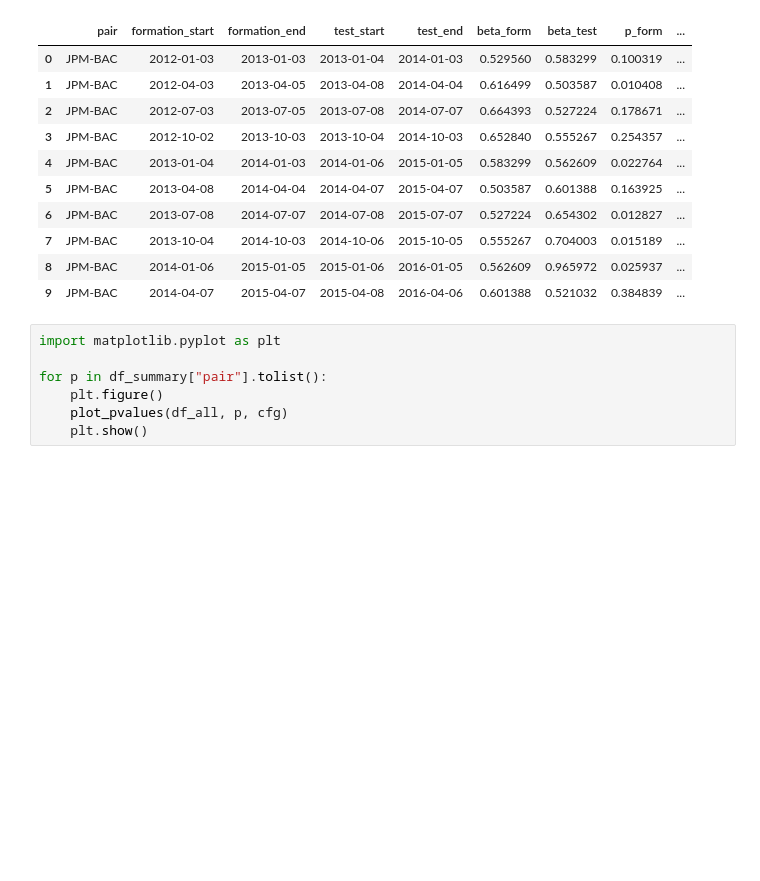
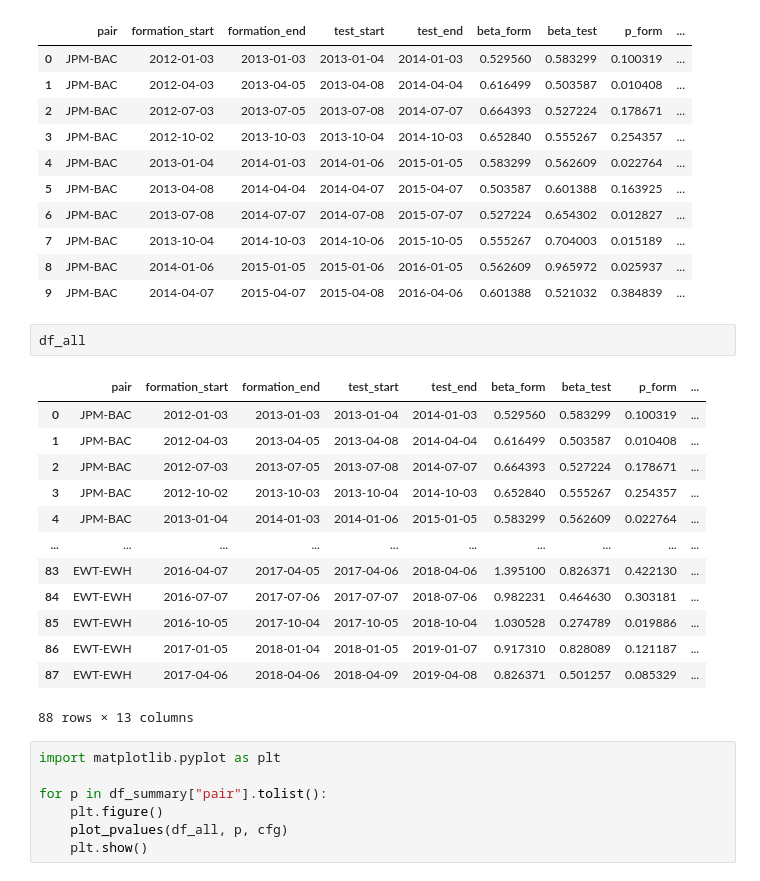
Before and after one commit to HUGO-ROCHA-MONDRAGON/PAIRS_TRADING_SSM, a Jupyter notebook: pairs-ssm/clean_stuff/08 - persistance_cointegration.ipynb, the cells around one changed output. Saved outputs shown, nothing was run; the diff lists cells and outputs as text; blank space fills up the shorter version.

```diff
--- a/pairs-ssm/clean_stuff/08 - persistance_cointegration.ipynb
+++ b/pairs-ssm/clean_stuff/08 - persistance_cointegration.ipynb
@@ -534,6 +534,22 @@ df_all.head(10)
 | 7 | JPM-BAC | 2013-10-04 | 2014-10-03 | 2014-10-06 | 2015-10-05 | 0.555267 | 0.704003 | 0.015189 | ... |
 | 8 | JPM-BAC | 2014-01-06 | 2015-01-05 | 2015-01-06 | 2016-01-05 | 0.562609 | 0.965972 | 0.025937 | ... |
 | 9 | JPM-BAC | 2014-04-07 | 2015-04-07 | 2015-04-08 | 2016-04-06 | 0.601388 | 0.521032 | 0.384839 | ... |
+# %%
+df_all
+# %% [output]
+|  | pair | formation_start | formation_end | test_start | test_end | beta_form | beta_test | p_form | ... |
+| 0 | JPM-BAC | 2012-01-03 | 2013-01-03 | 2013-01-04 | 2014-01-03 | 0.529560 | 0.583299 | 0.100319 | ... |
+| 1 | JPM-BAC | 2012-04-03 | 2013-04-05 | 2013-04-08 | 2014-04-04 | 0.616499 | 0.503587 | 0.010408 | ... |
+| 2 | JPM-BAC | 2012-07-03 | 2013-07-05 | 2013-07-08 | 2014-07-07 | 0.664393 | 0.527224 | 0.178671 | ... |
+| 3 | JPM-BAC | 2012-10-02 | 2013-10-03 | 2013-10-04 | 2014-10-03 | 0.652840 | 0.555267 | 0.254357 | ... |
+| 4 | JPM-BAC | 2013-01-04 | 2014-01-03 | 2014-01-06 | 2015-01-05 | 0.583299 | 0.562609 | 0.022764 | ... |
+| ... | ... | ... | ... | ... | ... | ... | ... | ... | ... |
+| 83 | EWT-EWH | 2016-04-07 | 2017-04-05 | 2017-04-06 | 2018-04-06 | 1.395100 | 0.826371 | 0.422130 | ... |
+| 84 | EWT-EWH | 2016-07-07 | 2017-07-06 | 2017-07-07 | 2018-07-06 | 0.982231 | 0.464630 | 0.303181 | ... |
+| 85 | EWT-EWH | 2016-10-05 | 2017-10-04 | 2017-10-05 | 2018-10-04 | 1.030528 | 0.274789 | 0.019886 | ... |
+| 86 | EWT-EWH | 2017-01-05 | 2018-01-04 | 2018-01-05 | 2019-01-07 | 0.917310 | 0.828089 | 0.121187 | ... |
+| 87 | EWT-EWH | 2017-04-06 | 2018-04-06 | 2018-04-09 | 2019-04-08 | 0.826371 | 0.501257 | 0.085329 | ... |
+88 rows × 13 columns
 # %%
 import matplotlib.pyplot as plt
 
```
Also changed, not shown: parts of 1 cell of this notebook, 39 other files.
